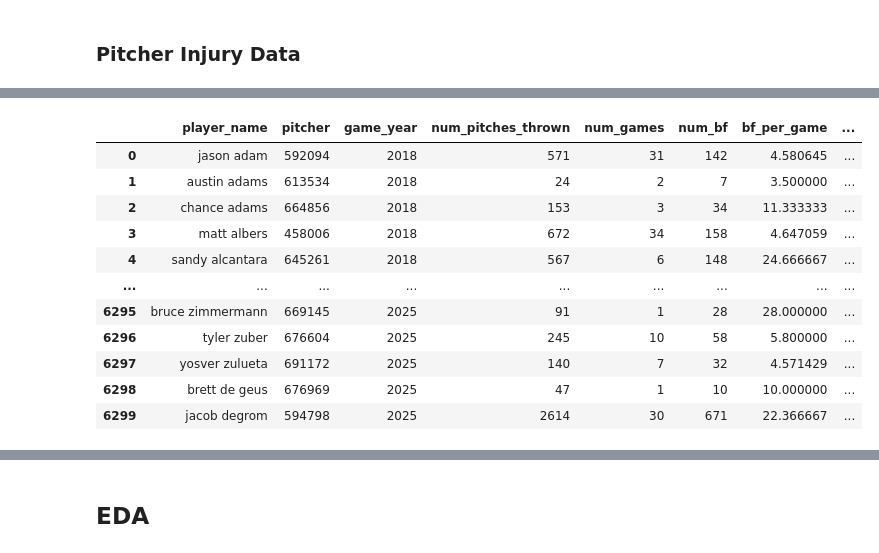
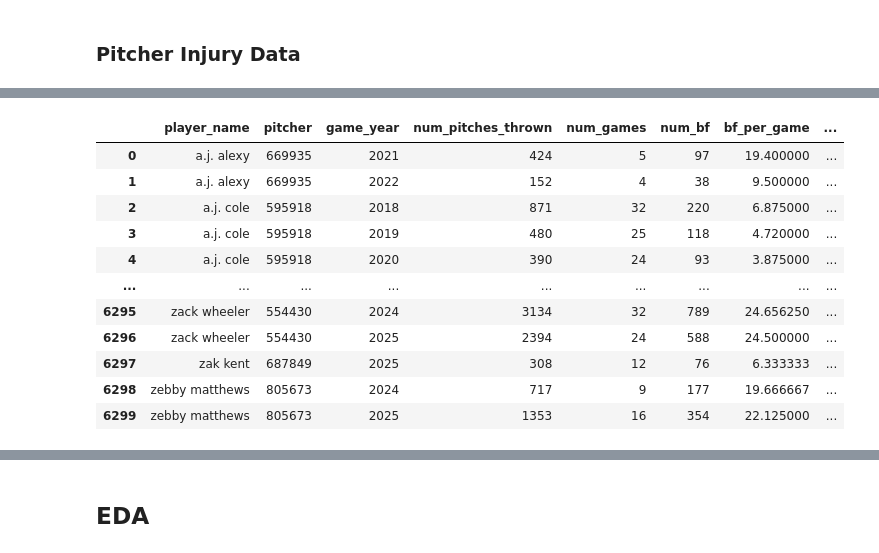
Before and after one commit to SatrunsDream/Workload-effect-on-pitcher-injury, a Jupyter notebook: EDA.ipynb, the cells around one changed output, grey strips where cells are left out. Cells and saved outputs as stored; diff of their text form; code cells hidden in the pictures.

```diff
--- a/EDA.ipynb
+++ b/EDA.ipynb
@@ -339,17 +294,18 @@ print('Finished the birthday process')
 Starting the birthday process
 Finished the birthday process
 # %%
-temp = mlb_data.copy()
-temp = temp[temp['pitcher'].isin(names_and_bdays['id'].unique())].reset_index(drop=True).copy()
-temp = temp.merge(names_and_bdays, how='left', left_on='pitcher', right_on='id').copy()
-temp['age'] = temp['game_year'] - temp['birth_year'].astype(int) ## creates the age column
-temp['height'] = temp['height'] / 39.37 ## in to m
-temp['weight'] = temp['weight'] / 2.205 ## lbs to kgs
-temp['bmi'] = temp['weight'] / (temp['height'] ** 2) ## bmi
+final_mlb_dataset = mlb_data.copy()
+final_mlb_dataset = final_mlb_dataset[final_mlb_dataset['pitcher'].isin(names_and_bdays['id'].unique())].reset_index(drop=True).copy()
+final_mlb_dataset = final_mlb_dataset.merge(names_and_bdays, how='left', left_on='pitcher', right_on='id').copy()
+final_mlb_dataset['age'] = final_mlb_dataset['game_year'] - final_mlb_dataset['birth_year'].astype(int) ## creates the age column
+final_mlb_dataset['height'] = final_mlb_dataset['height'] / 39.37 ## in to m
+final_mlb_dataset['weight'] = final_mlb_dataset['weight'] / 2.205 ## lbs to kgs
+final_mlb_dataset['bmi'] = final_mlb_dataset['weight'] / (final_mlb_dataset['height'] ** 2) ## bmi
 
 ## changes the format of the name to be normalized
-temp['player_name'] = temp['player_name'].apply(lambda x: x.split(', ')[1].strip() + ' ' + x.split(', ')[0].strip()).str.lower()
-temp
+final_mlb_dataset['player_name'] = final_mlb_dataset['player_name'].apply(lambda x: x.split(', ')[1].strip() + ' ' + x.split(', ')[0].strip()).str.lower()
+final_mlb_dataset = final_mlb_dataset.drop(columns=['id', 'birth_year']).copy()
+final_mlb_dataset
 # %% [output]
 |  | player_name | pitcher | game_year | num_pitches_thrown | num_games | num_bf | bf_per_game | ... |
 | 0 | jason adam | 592094 | 2018 | 571 | 31 | 142 | 4.580645 | ... |
@@ -508,32 +451,62 @@ yearly_injuries
 # %%
-pitcher_data_w_injuries = temp.merge(yearly_injuries, how='left', left_on=['player_name', 'game_year'], right_on=['player', 'year']).copy()
+pitcher_data_w_injuries = final_mlb_dataset.merge(yearly_injury_records, how='left', left_on=['player_name', 'game_year'], right_on=['player', 'year']).copy()
 pitcher_data_w_injuries = pitcher_data_w_injuries.drop(columns=['player', 'year']).copy()
+pitcher_data_w_injuries['injury_next_year'] = pitcher_data_w_injuries['injury_next_year'].fillna(0)
 pitcher_data_w_injuries['had_arm_injury_this_year'] = pitcher_data_w_injuries['had_arm_injury_this_year'].fillna(0)
-pitcher_data_w_injuries['prev_arm_inj_history'] = pitcher_data_w_injuries['prev_arm_inj_history'].fillna(0)
-pitcher_data_w_injuries.isna().sum()
+pitcher_data_w_injuries['prev_arm_inj_hist'] = pitcher_data_w_injuries['prev_arm_inj_hist'].fillna(0)
 
-cols_to_impute = [
-    'BB_avg_spin',
-    'OS_avg_spin',
-    'OS_avg_spin_axis',
-    'BB_max_spin',
-    'OS_max_spin',
-    'OS_max_spin_axis'
-]
+## dealing with any final lingering missing values by imputing that value with that specific pitcher's average for that variable across all seasons
+cols_to_impute = ['BB_avg_spin',
+                  'OS_avg_spin',
+                  'OS_avg_spin_axis',
+                  'BB_max_spin',
+                  'OS_max_spin',
+                  'OS_max_spin_axis'
+                  ]
+pitcher_means = (pitcher_data_w_injuries.groupby('pitcher')[cols_to_impute].transform('mean')) ## pitcher-level means for the cols
+for i in cols_to_impute:
+    pitcher_data_w_injuries[i] = pitcher_data_w_injuries[i].fillna(pitcher_means[i])
 
-pitcher_data_w_injuries[cols_to_impute] = (pitcher_data_w_injuries[cols_to_impute].apply(lambda col: col.fillna(col.mean())))
+## for the remaining missing OS spin metrics, we'll just impute the values with the global average because the missing values come from the same pitcher
+## he played 9 total games between 2018 and 2019, meaning the pitcher sample is too small to learn anything meaningful
+## this way, we avoid introducing more bias
+final_missing_cols = ['OS_avg_spin', 'OS_max_spin']
+pitcher_data_w_injuries[final_missing_cols] = (pitcher_data_w_injuries[final_missing_cols].fillna(pitcher_data_w_injuries[final_missing_cols].mean()))
+pitcher_data_w_injuries[pitcher_data_w_injuries[cols_to_impute].isna().any(axis=1)]
 
+pitcher_data_w_injuries = pitcher_data_w_injuries.sort_values(by=['player_name', 'game_year']).reset_index(drop=True).copy()
+
+## shorthanding the DR
+pitcher_data_w_injuries['birth_country'] = pitcher_data_w_injuries['birth_country'].apply(lambda x: 'DR' if x == 'Dominican Republic' else x)
+
+## computing the delta values --> these tell us temporal changes
+modifiable_attributes = ['num_pitches_thrown', 'num_games', 'num_bf', 'bf_per_game', 'pitches_per_game',
+                         'hrel_sd', 'vrel_sd', 'BB%', 'FB%', 'OS%',
+                         'BB_avg_velo', 'FB_avg_velo', 'OS_avg_velo', 'BB_avg_hb', 'FB_avg_hb', 'OS_avg_hb', 'BB_avg_ivb',	'FB_avg_ivb', 'OS_avg_ivb',	'BB_avg_spin',
+                         'FB_avg_spin', 'OS_avg_spin', 'BB_avg_ext', 'FB_avg_ext', 'OS_avg_ext', 'BB_avg_spin_axis', 'FB_avg_spin_axis', 'OS_avg_spin_axis', 'BB_max_velo',
+                         'FB_max_velo', 'OS_max_velo', 'BB_max_hb', 'FB_max_hb', 'OS_max_hb', 'BB_max_ivb', 'FB_max_ivb', 'OS_max_ivb', 'BB_max_spin', 'FB_max_spin',
+                         'OS_max_spin', 'BB_max_ext', 'FB_max_ext', 'OS_max_ext', 'BB_max_spin_axis', 'FB_max_spin_axis', 'OS_max_spin_axis',
+                         ]
+for i in modifiable_attributes:
+    delta_col = f"Δ_{i}"
+    pitcher_data_w_injuries[delta_col] = pitcher_data_w_injuries.groupby("pitcher")[i].diff()
+
+## this creates a flag --> pitchers in their first tracked season will have no previous season to have a change from (at least not found in the 2018-25 range)
+pitcher_data_w_injuries["first_year"] = pitcher_data_w_injuries.groupby("pitcher")["game_year"].transform(lambda x: x == x.min()).astype(int)
+delta_cols = [f"Δ_{i}" for i in modifiable_attributes]
+## imputes the missing values of the pitcher's first yr (according to the timeframe available in the data)
+pitcher_data_w_injuries.loc[pitcher_data_w_injuries["first_year"] == 1, delta_cols] = 0
 pitcher_data_w_injuries
 # %% [output]
 |  | player_name | pitcher | game_year | num_pitches_thrown | num_games | num_bf | bf_per_game | ... |
-| 0 | jason adam | 592094 | 2018 | 571 | 31 | 142 | 4.580645 | ... |
-| 1 | austin adams | 613534 | 2018 | 24 | 2 | 7 | 3.500000 | ... |
-| 2 | chance adams | 664856 | 2018 | 153 | 3 | 34 | 11.333333 | ... |
-| 3 | matt albers | 458006 | 2018 | 672 | 34 | 158 | 4.647059 | ... |
-| 4 | sandy alcantara | 645261 | 2018 | 567 | 6 | 148 | 24.666667 | ... |
+| 0 | a.j. alexy | 669935 | 2021 | 424 | 5 | 97 | 19.400000 | ... |
+| 1 | a.j. alexy | 669935 | 2022 | 152 | 4 | 38 | 9.500000 | ... |
+| 2 | a.j. cole | 595918 | 2018 | 871 | 32 | 220 | 6.875000 | ... |
+| 3 | a.j. cole | 595918 | 2019 | 480 | 25 | 118 | 4.720000 | ... |
+| 4 | a.j. cole | 595918 | 2020 | 390 | 24 | 93 | 3.875000 | ... |
 | ... | ... | ... | ... | ... | ... | ... | ... | ... |
-| 6295 | bruce zimmermann | 669145 | 2025 | 91 | 1 | 28 | 28.000000 | ... |
-| 6296 | tyler zuber | 676604 | 2025 | 245 | 10 | 58 | 5.800000 | ... |
-| 6297 | yosver zulueta | 691172 | 2025 | 140 | 7 | 32 | 4.571429 | ... |
-| 6298 | brett de geus | 676969 | 2025 | 47 | 1 | 10 | 10.000000 | ... |
-| 6299 | jacob degrom | 594798 | 2025 | 2614 | 30 | 671 | 22.366667 | ... |
+| 6295 | zack wheeler | 554430 | 2024 | 3134 | 32 | 789 | 24.656250 | ... |
+| 6296 | zack wheeler | 554430 | 2025 | 2394 | 24 | 588 | 24.500000 | ... |
+| 6297 | zak kent | 687849 | 2025 | 308 | 12 | 76 | 6.333333 | ... |
+| 6298 | zebby matthews | 805673 | 2024 | 717 | 9 | 177 | 19.666667 | ... |
+| 6299 | zebby matthews | 805673 | 2025 | 1353 | 16 | 354 | 22.125000 | ... |
```
Also changed, not shown: parts of 24 cells of this notebook, 3 other files.
